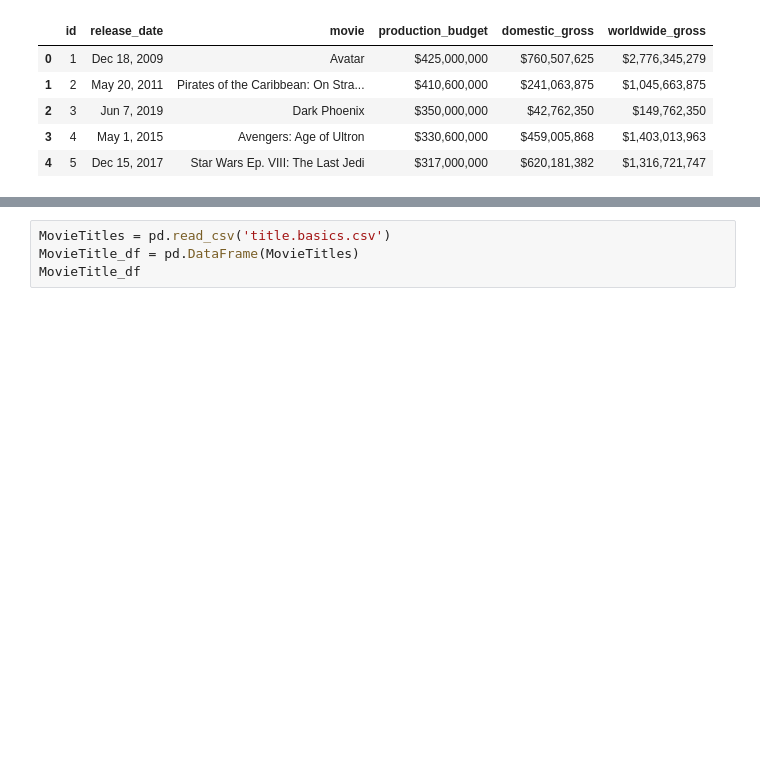
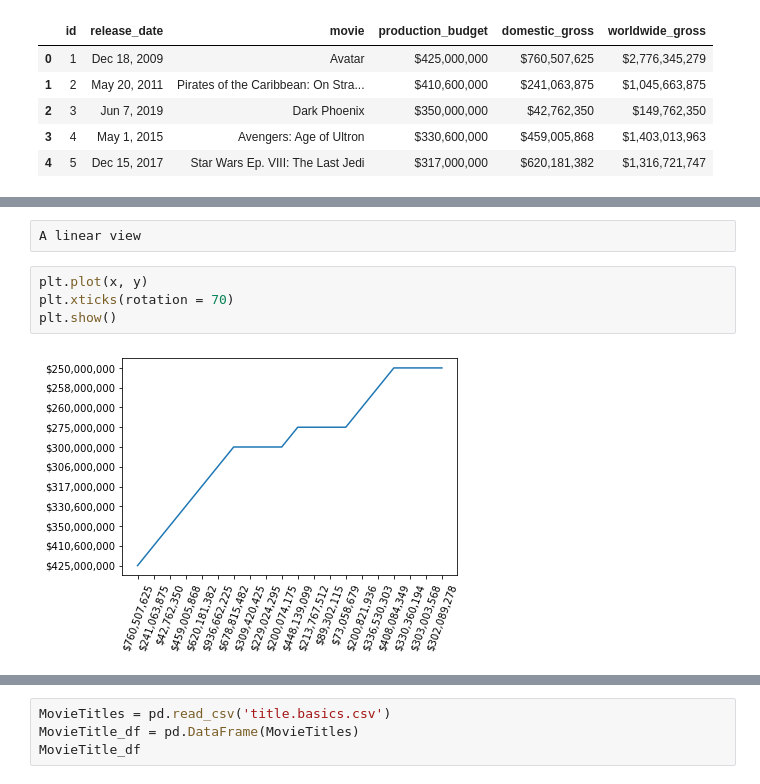
Before and after one commit to CynthiaKaruga/Project_Phase_1, a Jupyter notebook: Project.ipynb, the cells around one changed output, grey strips where cells are left out. Cells and saved outputs as stored; diff of their text form; blank space fills up the shorter version.

```diff
--- a/Project.ipynb
+++ b/Project.ipynb
@@ -57,0 +133,8 @@ Budgets_df.head()
+# %%
+A linear view
+# %%
+plt.plot(x, y)
+plt.xticks(rotation = 70)
+plt.show()
+# %% [output]
+[figure, added]
```
Also changed, not shown: parts of 27 cells of this notebook.
